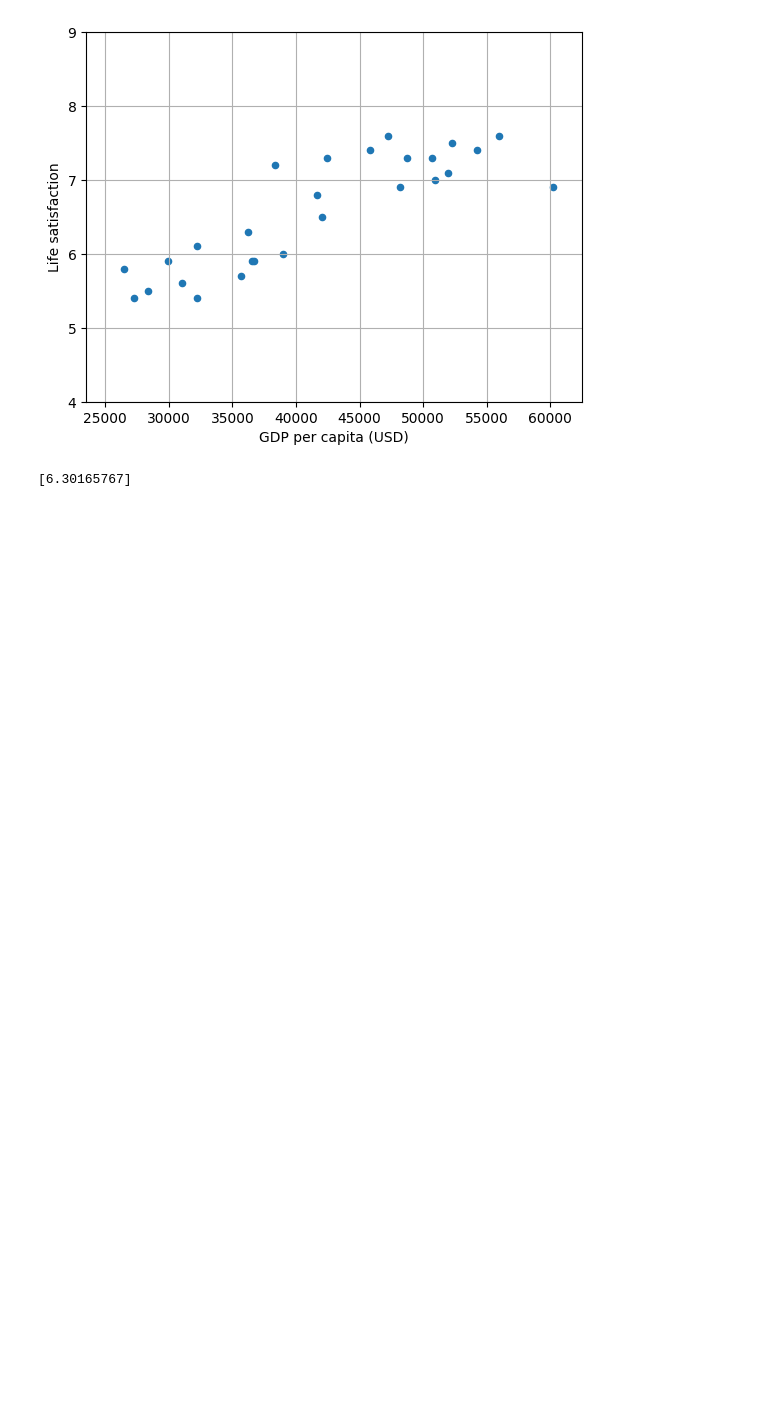
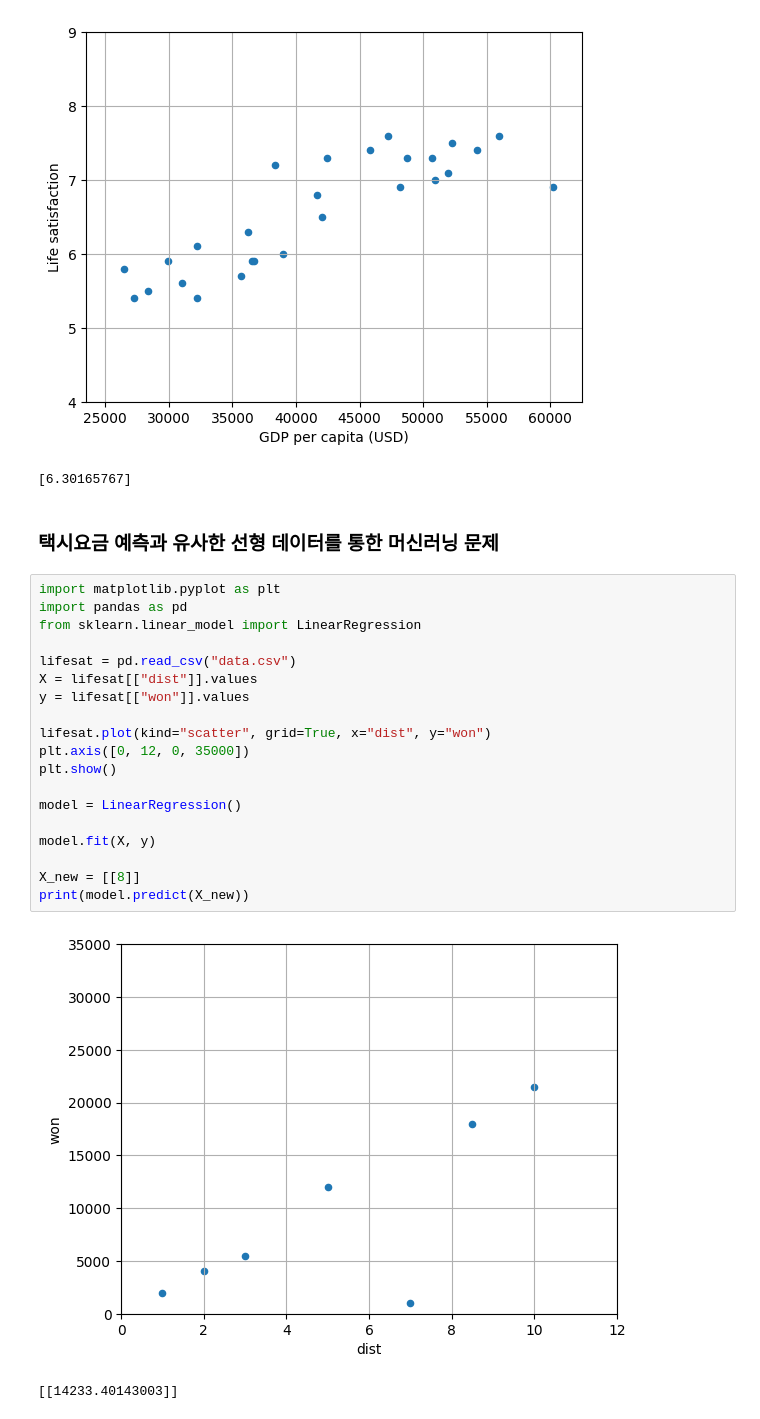
Before and after one commit to syejin2004/machine-learning, a Jupyter notebook: inclass/machine_learning_0314.ipynb, the cells around one changed output. Drawn from its saved outputs; the diff is of its cells as text; blank space fills up the shorter version.

```diff
--- a/inclass/machine_learning_0314.ipynb
+++ b/inclass/machine_learning_0314.ipynb
@@ -28,3 +28,27 @@ print(model.predict(X_new))
 # %% [output]
 [figure]
 [6.30165767]
+# %% [markdown]
+### 택시요금 예측과 유사한 선형 데이터를 통한 머신러닝 문제
+# %%
+import matplotlib.pyplot as plt
+import pandas as pd
+from sklearn.linear_model import LinearRegression
+
+lifesat = pd.read_csv("data.csv")
+X = lifesat[["dist"]].values
+y = lifesat[["won"]].values
+
+lifesat.plot(kind="scatter", grid=True, x="dist", y="won")
+plt.axis([0, 12, 0, 35000])
+plt.show()
+
+model = LinearRegression()
+
+model.fit(X, y)
+
+X_new = [[8]]
+print(model.predict(X_new))
+# %% [output]
+[figure, added]
+[[14233.40143003]]
```
